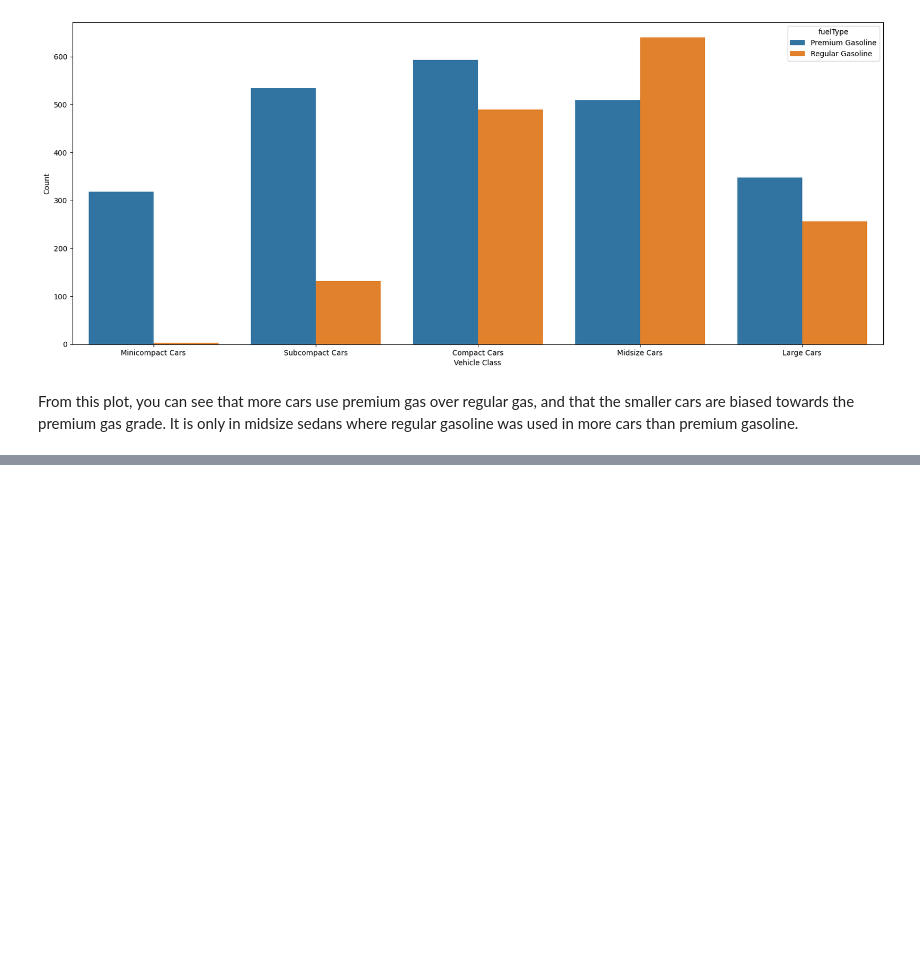
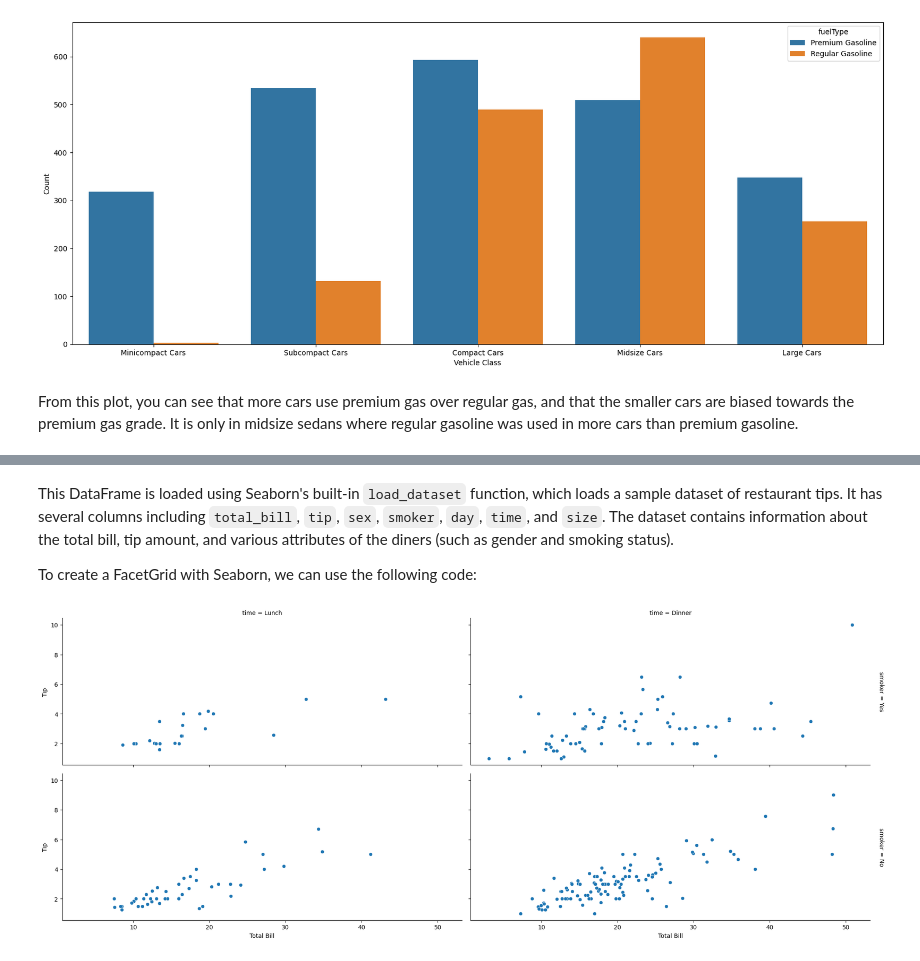
Before and after one commit to kisyular/data-visualization, a Jupyter notebook: Intro-Data-Visualization.ipynb, the cells around one changed output, grey strips where cells are left out. Drawn from its saved outputs; the diff is of its cells as text; code cells hidden in the pictures; blank space fills up the shorter version.

Commit message:
BIVARIATE EXPLORATION OF DATA - FACETING

```diff
--- a/Intro-Data-Visualization.ipynb
+++ b/Intro-Data-Visualization.ipynb
@@ -1279,0 +1283,3 @@ From this plot, you can see that more cars use premium gas over regular gas, and
+# %%
+df = sns.load_dataset('tips')
+df.head()
@@ -1279,0 +1293,10 @@ From this plot, you can see that more cars use premium gas over regular gas, and
+# %% [markdown]
+This DataFrame is loaded using Seaborn's built-in `load_dataset` function, which loads a sample dataset of restaurant tips. It has several columns including `total_bill`, `tip`, `sex`, `smoker`, `day`, `time`, and `size`. The dataset contains information about the total bill, tip amount, and various attributes of the diners (such as gender and smoking status).
+
+To create a FacetGrid with Seaborn, we can use the following code:
+# %%
+g = sns.FacetGrid(df, row='smoker', col='time', margin_titles=True, height=4, aspect=2.5)
+g.map(sns.scatterplot, 'total_bill', 'tip')
+g.set_axis_labels('Total Bill', 'Tip');
+# %% [output]
+[figure, added]
```
Also changed, not shown: parts of 5 cells of this notebook.
